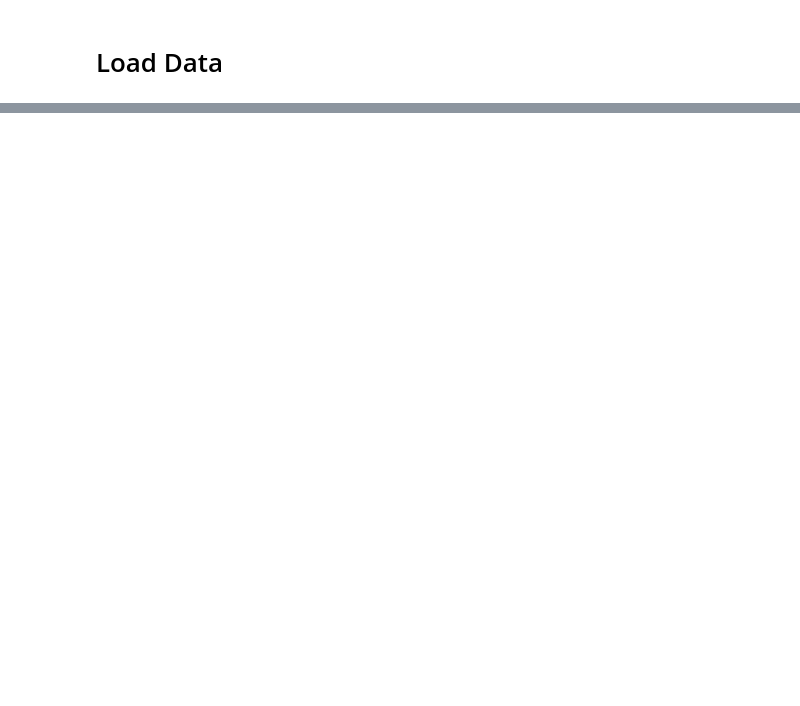
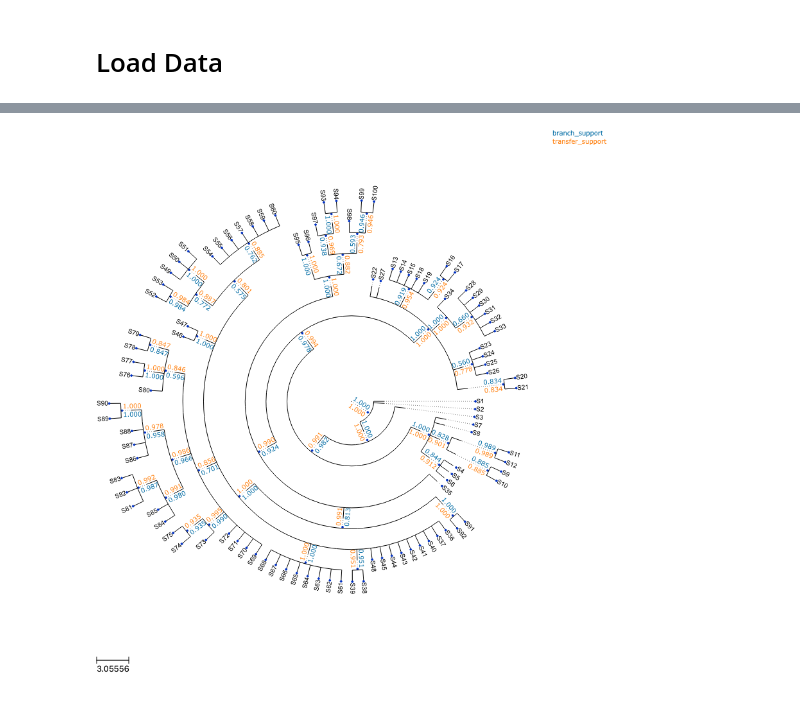
Before and after one commit to yukiregista/ConsensusProj, a Jupyter notebook: example_notebook/test_draw.ipynb, the cells around one changed output, grey strips where cells are left out. Saved outputs shown, nothing was run; the diff lists cells and outputs as text; code cells hidden in the pictures; blank space fills up the shorter version.

```diff
--- a/example_notebook/test_draw.ipynb
+++ b/example_notebook/test_draw.ipynb
@@ -159,0 +48,6 @@ t.show()
+# %%
+ts.rotation = 0
+ts.mode='c'
+t.render(file_name="%%inline",tree_style=ts)
+# %% [output]
+[figure, added]
```
Also changed, not shown: parts of 28 cells of this notebook, 2 other files.
